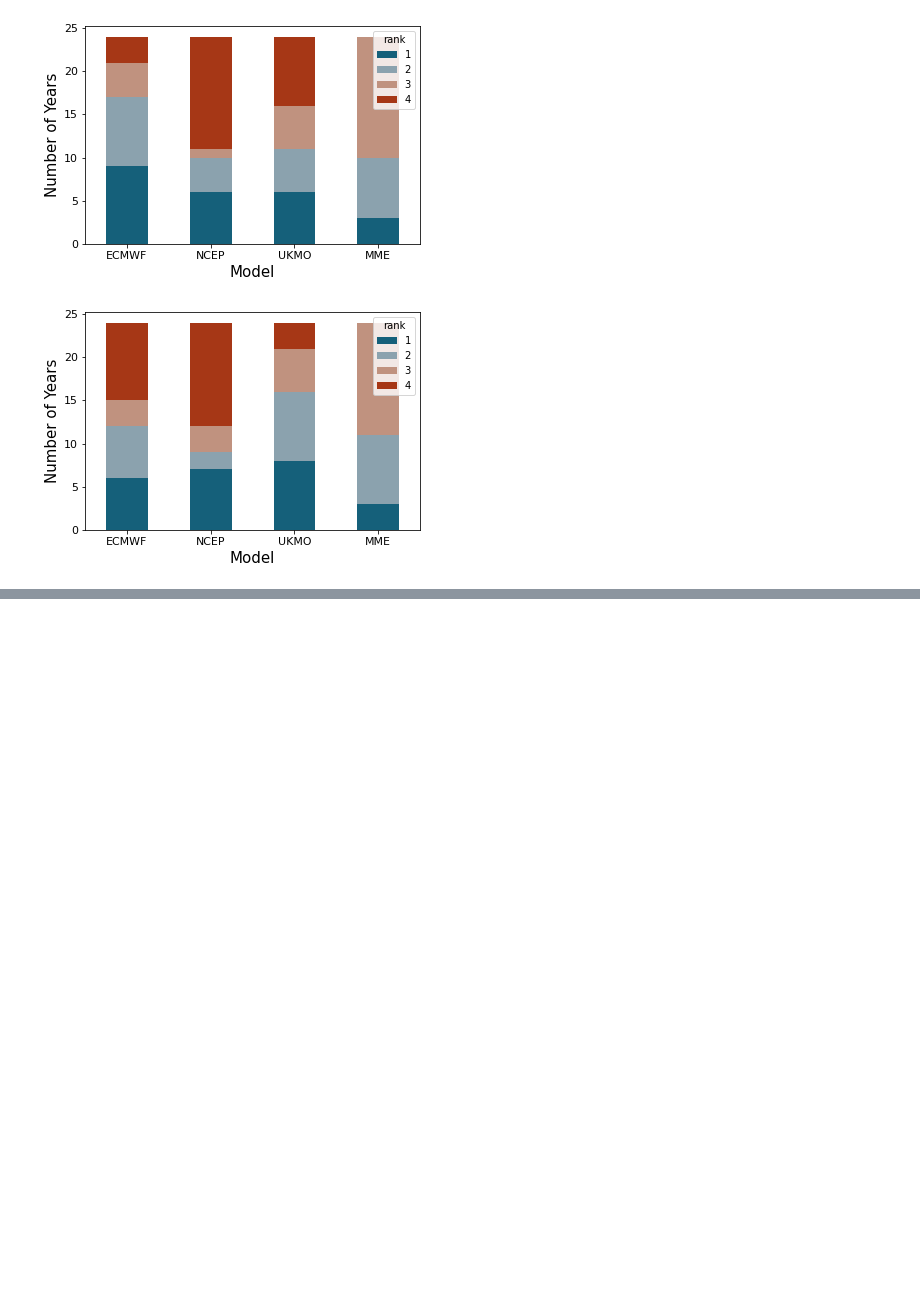
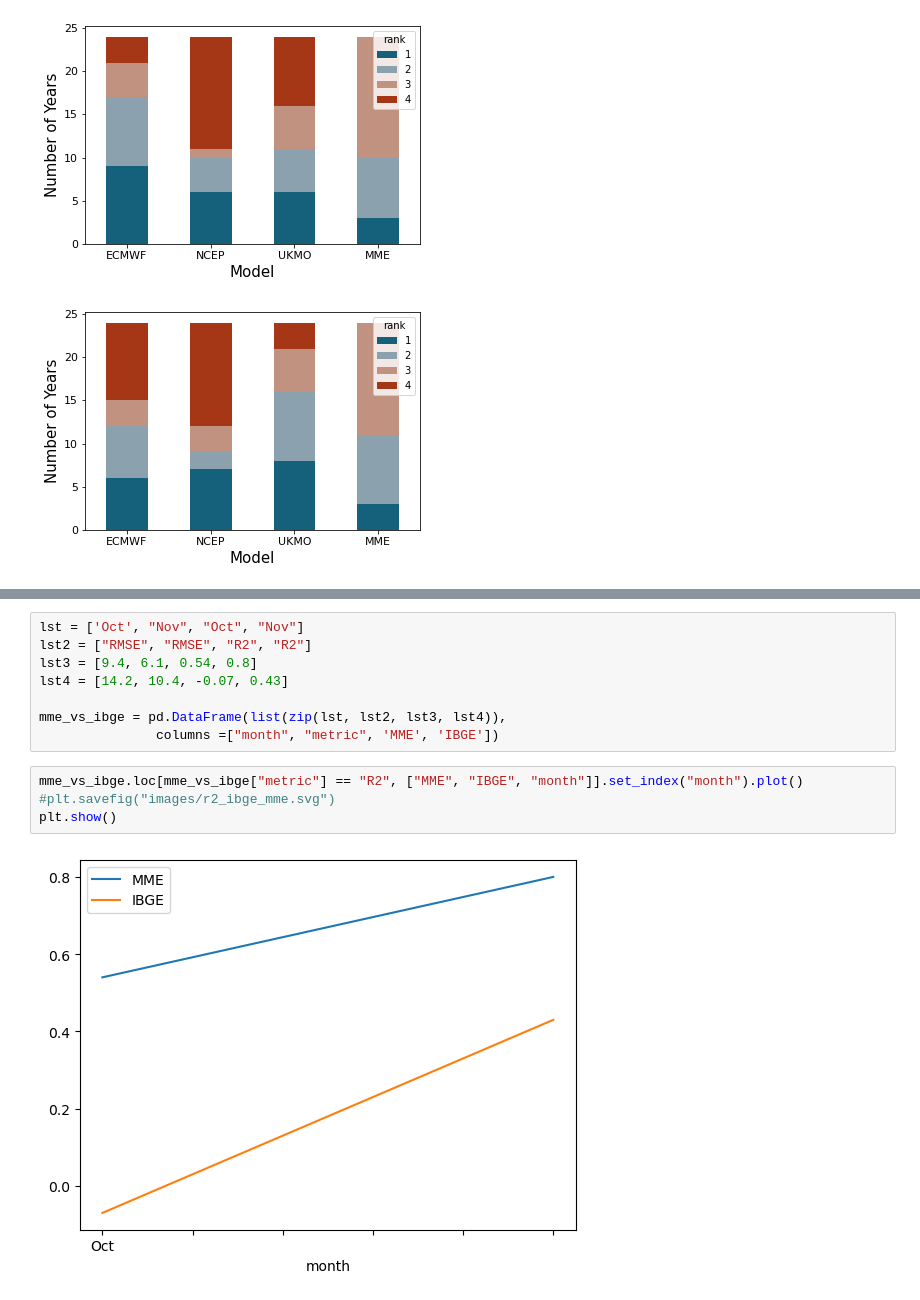
Before and after one commit to mzachow/wheat-yield-forecast-brazil, a Jupyter notebook: figures_for_manuscript.ipynb, the cells around one changed output, grey strips where cells are left out. Cells and saved outputs as stored; diff of their text form; blank space fills up the shorter version.

```diff
--- a/figures_for_manuscript.ipynb
+++ b/figures_for_manuscript.ipynb
@@ -265,0 +299,14 @@ for im in list(range(7,11)):
+# %%
+lst = ['Oct', "Nov", "Oct", "Nov"]
+lst2 = ["RMSE", "RMSE", "R2", "R2"]
+lst3 = [9.4, 6.1, 0.54, 0.8]
+lst4 = [14.2, 10.4, -0.07, 0.43]
+
+mme_vs_ibge = pd.DataFrame(list(zip(lst, lst2, lst3, lst4)),
+               columns =["month", "metric", 'MME', 'IBGE'])
+# %%
+mme_vs_ibge.loc[mme_vs_ibge["metric"] == "R2", ["MME", "IBGE", "month"]].set_index("month").plot()
+#plt.savefig("images/r2_ibge_mme.svg")
+plt.show()
+# %% [output]
+[figure, added]
```
Also changed, not shown: parts of 9 cells of this notebook, 1 other file.
